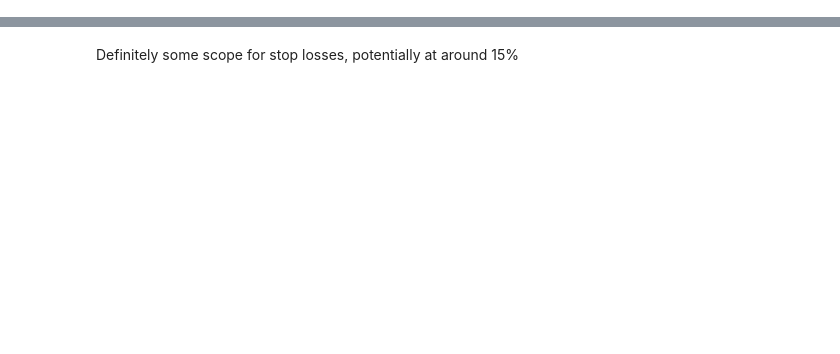
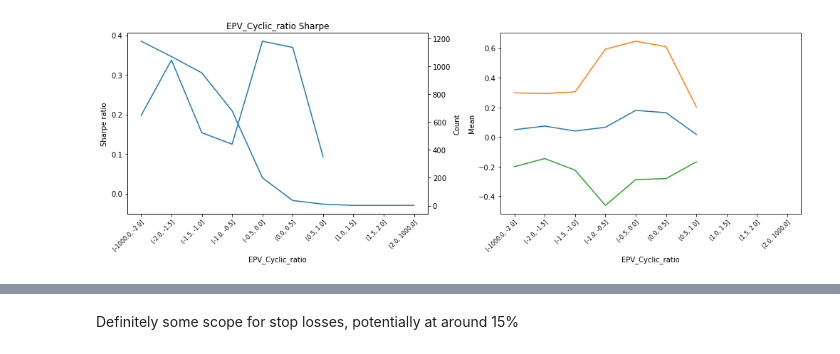
Before and after one commit to chetanmehra/EnsembleSystemDevelopment, a Jupyter notebook: EMA cross analysis.ipynb, the cells around one changed output, grey strips where cells are left out. Cells and saved outputs as stored; diff of their text form; code cells hidden in the pictures; blank space fills up the shorter version.

```diff
--- a/EMA cross analysis.ipynb
+++ b/EMA cross analysis.ipynb
@@ -48,0 +120,12 @@ Generated 5148 trades.
+# %%
+# Review the performance vs Cyclic EPV
+fig, axarr = plt.subplots(1, 2)
+fp.result = cyclic_results
+fp.plot_Sharpe(ax = axarr[0])
+fp.plot_count(ax = axarr[0])
+fp.plot_mean(ax = axarr[1])
+fp.set_x_labels(axarr[0])
+fp.set_x_labels(axarr[1])
+plt.tight_layout()
+# %% [output]
+[figure, added]
```
Also changed, not shown: parts of 42 cells of this notebook, 7 other files.
